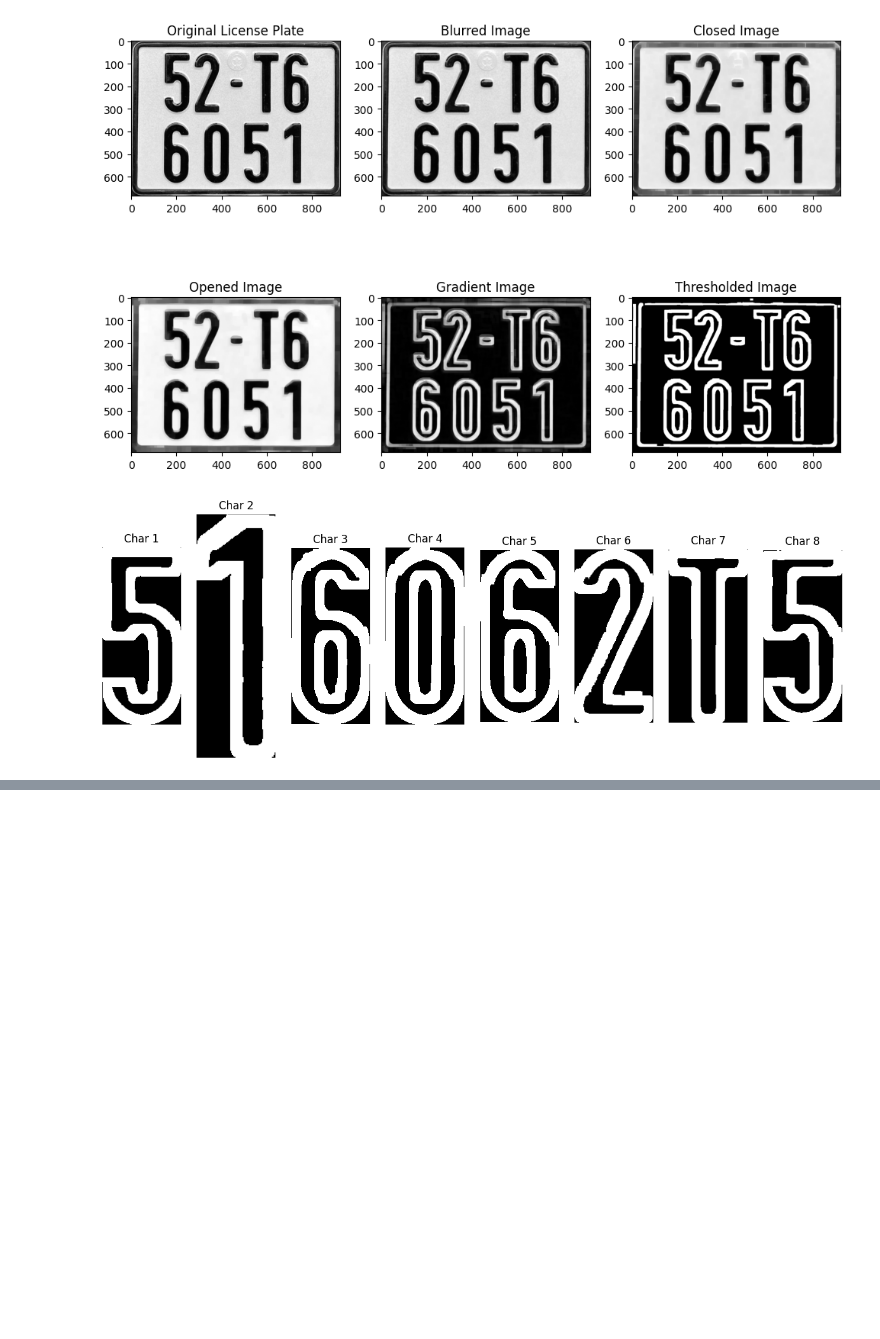
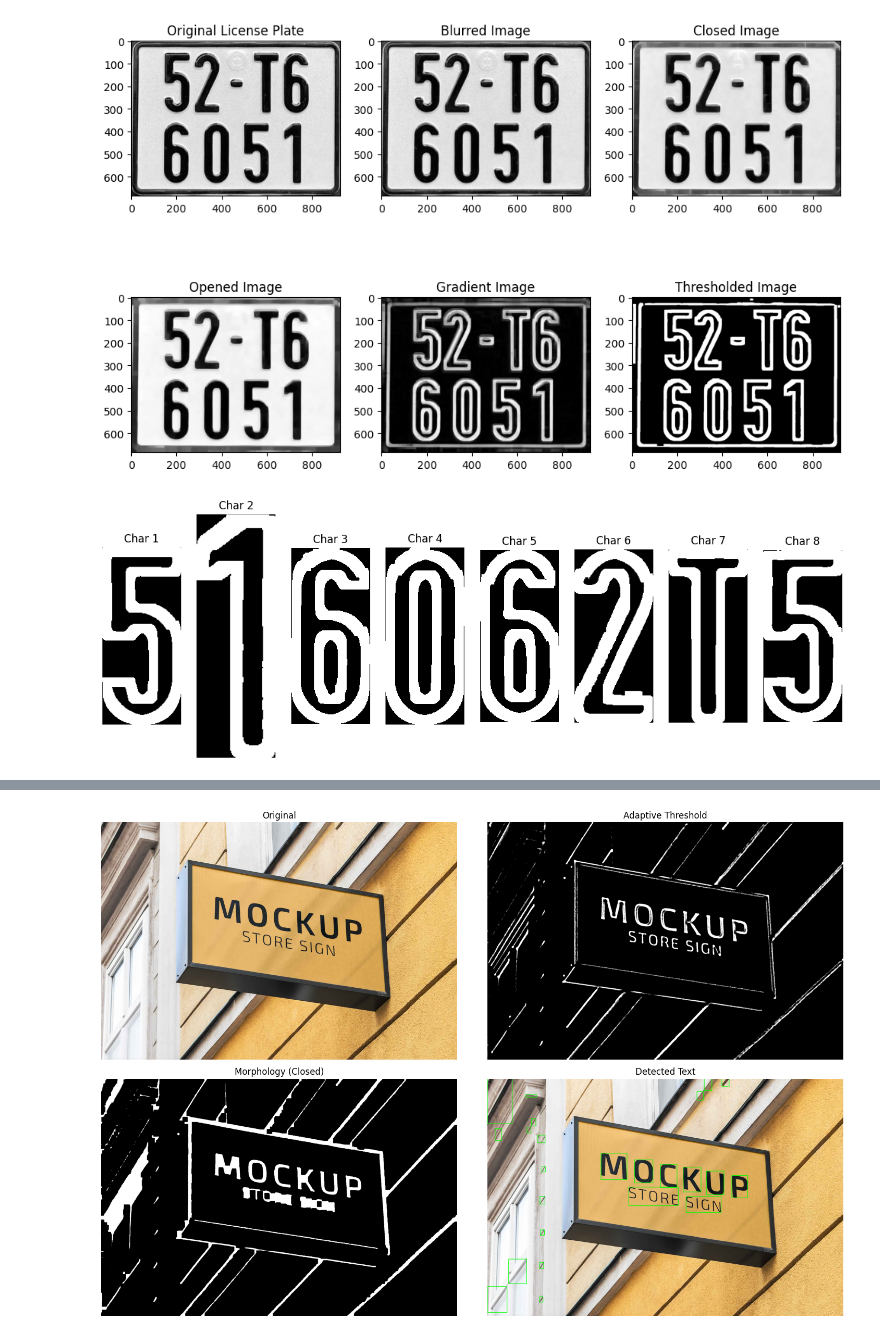
Before and after one commit to tano-dev/Image-Processing-and-Analysis_MTH10317, a Jupyter notebook: Week 7/23110163_NguyenVanPhucHuy_LAB06.ipynb, the cells around one changed output, grey strips where cells are left out. Saved outputs shown, nothing was run; the diff lists cells and outputs as text; code cells hidden in the pictures; blank space fills up the shorter version.

```diff
--- a/Week 7/23110163_NguyenVanPhucHuy_LAB06.ipynb
+++ b/Week 7/23110163_NguyenVanPhucHuy_LAB06.ipynb
@@ -421,0 +360,100 @@ plt.show()
+# %%
+import cv2
+import numpy as np
+import matplotlib.pyplot as plt
+
+def detect_storefront_text(image_path):
+    # --- Step 1: Load and Preprocess ---
+    # Load image
+    img = cv2.imread(image_path)
+    if img is None:
+        print("Error: Image not found.")
+        return
+
+    # Create a copy for visualization
+    output = img.copy()
+
+    # Convert to grayscale
+    gray = cv2.cvtColor(img, cv2.COLOR_BGR2GRAY)
+
+    # Apply Gaussian Blur to reduce high-frequency noise
+    # (helps preventing the thresholding from spotting grain as text)
+    blurred = cv2.GaussianBlur(gray, (35, 35), 0)
+
+    # --- Step 2: Thresholding ---
+    # We use Adaptive Thresholding because storefronts have uneven lighting (shadows vs. bright spots).
+    # This calculates the threshold for small regions rather than one global value.
+    thresh = cv2.adaptiveThreshold(
+        blurred, 255,
+        cv2.ADAPTIVE_THRESH_GAUSSIAN_C,
+        cv2.THRESH_BINARY_INV, 11, 2
+    )
+
+    # --- Step 3: Morphology (The Core Task) ---
+    # We want to connect characters into words.
+    # Since text is usually wider than it is tall, we use a rectangular kernel.
+
+    # Kernel size (15, 3) means we look for horizontal connections.
+    # Adjust this based on the resolution of your image.
+    kernel = cv2.getStructuringElement(cv2.MORPH_RECT, (25, 25))
+
+    # MORPH_CLOSE: Dilation followed by Erosion.
+    # This closes small gaps inside the foreground objects (connecting letters).
+    morph = cv2.morphologyEx(thresh, cv2.MORPH_CLOSE, kernel)
+
+    # --- Step 4: Contour Detection & Filtering ---
+    contours, _ = cv2.findContours(morph, cv2.RETR_EXTERNAL, cv2.CHAIN_APPROX_SIMPLE)
+
+    detected_rois = []
+
+    for cnt in contours:
+        x, y, w, h = cv2.boundingRect(cnt)
+
+        # Calculate geometric metrics
+        aspect_ratio = w / float(h)
+        area = w * h
+
+        # --- Heuristics to Identify Text ---
+        # 1. Text is usually not a tiny speck (Area filter)
+        # 2. Storefront text is usually horizontal (Aspect ratio > 1 typically, or within a range)
+        # 3. Not the whole image (Upper area limit)
+        if area > 500 and area < 50000 and aspect_ratio > 0.5:
+            # Draw rectangle on original image
+            cv2.rectangle(output, (x, y), (x + w, y + h), (0, 255, 0), 2)
+
+            # Extract the Region of Interest (ROI) - This is the "Segmentation"
+            roi = img[y:y+h, x:x+w]
+            detected_rois.append(roi)
+
+    # --- Step 5: Visualization ---
+    # Display the pipeline stages using Matplotlib
+    plt.figure(figsize=(15, 10))
+
+    titles = ['Original', 'Adaptive Threshold', 'Morphology (Closed)', 'Detected Text']
+    images = [cv2.cvtColor(img, cv2.COLOR_BGR2RGB), thresh, morph, cv2.cvtColor(output, cv2.COLOR_BGR2RGB)]
+
+    for i in range(4):
+        plt.subplot(2, 2, i+1)
+        plt.imshow(images[i], 'gray' if i in [1, 2] else None)
+        plt.title(titles[i])
+        plt.axis('off')
+
+    plt.tight_layout()
+    plt.show()
+
+    print(f"Detected {len(detected_rois)} potential text regions.")
+
+    # show extracted text regions
+    if detected_rois:
+        plt.figure(figsize=(15, 5))
+        for i, roi in enumerate(detected_rois):
+            plt.subplot(1, len(detected_rois), i + 1)
+            plt.imshow(cv2.cvtColor(roi, cv2.COLOR_BGR2RGB))
+            plt.title(f'Text ROI {i+1}')
+            plt.axis('off')
+        plt.show()
+
+# To run the pipeline, replace 'storefront.jpg' with your image path
+detect_storefront_text('storefront.jpg')
+# %% [output]
+[figure, added]
```
Also changed, not shown: parts of 3 cells of this notebook.
